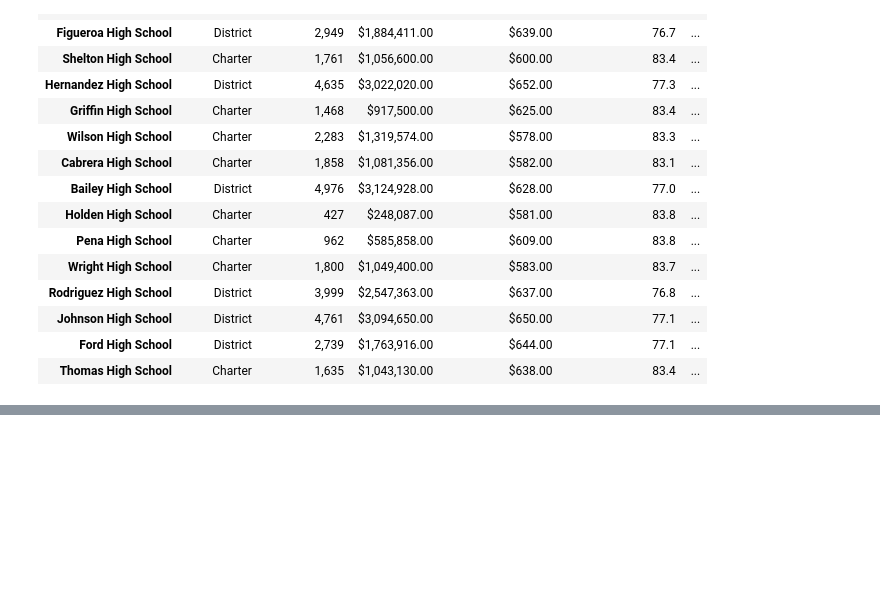
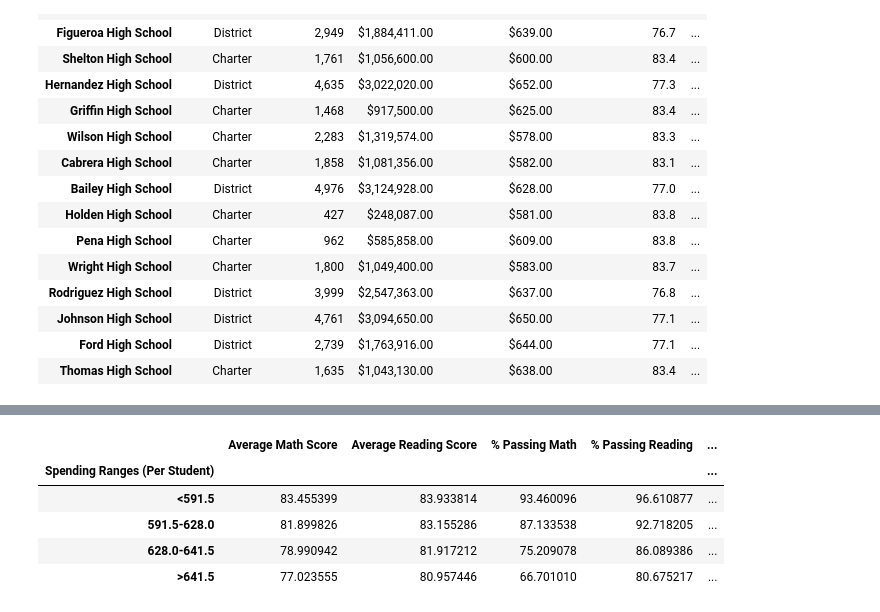
Before and after one commit to Bag0niku/School_District_Analysis, a Jupyter notebook: PyCitySchools.ipynb, the cells around one changed output, grey strips where cells are left out. Drawn from its saved outputs; the diff is of its cells as text; code cells hidden in the pictures; blank space fills up the shorter version.

Commit message:
spending summary per student complete

```diff
--- a/PyCitySchools.ipynb
+++ b/PyCitySchools.ipynb
@@ -141,4 +141,4 @@ school_summary_df['% Passing Reading'] = (passing_reading['reading_score']/schoo
 overall_passing = all_df[(all_df['math_score'] >= 70) & (all_df['reading_score'] >= 70)].groupby(['school_name']).count()
 school_summary_df['% Passing Overall'] = (overall_passing['math_score']/school_summary_df['Total Students'])*100
 
-school_summary_df
+budget_df = school_summary_df.copy()
@@ -268,0 +251,25 @@ reading_grade_level_df
+# %%
+# create a statistical table based on the budget per student for average scores and % passing
+#stat ranges for budget per student will be as follows:  row1 = min upto 25%; row2 = 25% to 50%; row3 = 50% to 75%; row4 = 75% to max
+
+total_students_series = all_df.groupby(['school_name']).count()['size']
+budget_stats = (schools_df.set_index('school_name')['budget'] /total_students_series).describe()
+
+
+
+# Find the Average Math and Reading scores
+row1 = budget_df[budget_df['Budget Per Student'] < budget_stats['25%']] # schools that fit row1
+row2 = budget_df[(budget_df['Budget Per Student'] >= budget_stats['25%']) & (budget_df['Budget Per Student']< budget_stats['50%'])] # schools that fit row2
+row3 = budget_df[(budget_df['Budget Per Student'] >= budget_stats['50%']) & (budget_df['Budget Per Student']< budget_stats['75%'])] # schools that fit row3
+row4 = budget_df[(budget_df['Budget Per Student'] >= budget_stats['75%'])] # schools that fit row4
+
+# try filtering all_df for those schools
+spending_buckets = [0, budget_stats['25%'], budget_stats['50%'], budget_stats['75%'], budget_stats['max']]
+# pd.cut(budget_df['Budget Per Student'], spending_buckets)
+group_names = [f"<{budget_stats['25%']}",
+               f"{budget_stats['25%']}-{budget_stats['50%']}",
+               f"{budget_stats['50%']}-{budget_stats['75%']}",
+               f">{budget_stats['75%']}" ]
+
+budget_df["Spending Ranges (Per Student)"] = pd.cut(budget_df['Budget Per Student'], spending_buckets, labels=group_names)
+budget_df
@@ -268,0 +294,2 @@ reading_grade_level_df
+# %%
+spending_summary = budget_df.groupby(['Spending Ranges (Per Student)']).mean()
@@ -268,0 +298,9 @@ reading_grade_level_df
+# %%
+spending_summary
+# %% [output]
+|  | Average Math Score | Average Reading Score | % Passing Math | % Passing Reading | ... |
+| Spending Ranges (Per Student) |  |  |  |  | ... |
+| <591.5 | 83.455399 | 83.933814 | 93.460096 | 96.610877 | ... |
+| 591.5-628.0 | 81.899826 | 83.155286 | 87.133538 | 92.718205 | ... |
+| 628.0-641.5 | 78.990942 | 81.917212 | 75.209078 | 86.089386 | ... |
+| >641.5 | 77.023555 | 80.957446 | 66.701010 | 80.675217 | ... |
```
Also changed, not shown: parts of 11 cells of this notebook.
